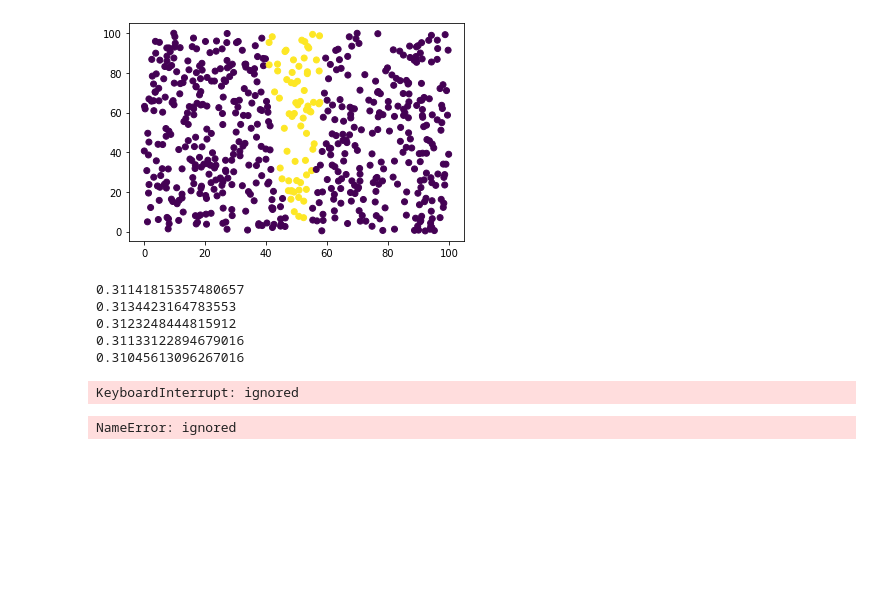
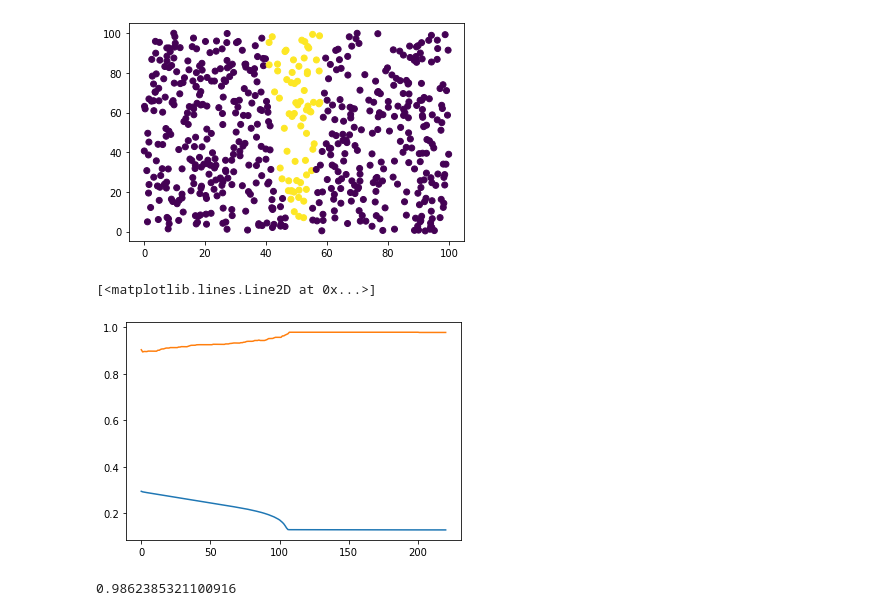
Before and after one commit to weathon/kNN_Research, a Jupyter notebook: Simple_2D_Example.ipynb, the cells around one changed output. Drawn from its saved outputs; the diff is of its cells as text; code cells hidden in the pictures; blank space fills up the shorter version.

```diff
--- a/Simple_2D_Example.ipynb
+++ b/Simple_2D_Example.ipynb
@@ -21,12 +21,15 @@ for i in range(600):
   else:
     Y.append(0)
 # %%
+import sklearn.metrics
 X = np.array(X)
 Y = np.array(Y)
 indexs = np.arange(len(X))
-
+f1list = []
 def train_step(A, k):
-  global X,Y, accuracy
+  pred = []
+  real = []
+  global X,Y, accuracy, f1list
 
   r = int(len(X)*0.5)
   #kunoukoukeduziheisright?kunduzikun zhe gee shi qu 0.8 meiciyifong 0.1?xkou hmiande 0.2 kunkouke zheyag gaicheng 0.9 zhihou yiranconverge
@@ -49,9 +52,12 @@ def train_step(A, k):
     mins = np.argsort(distance)[:k]
     sum0 += np.sum(1/(distance[mins]+1))
     sum1 += np.sum(1/(distance[mins]+1) * (npY[mins]))
-
+    pred.append(1 if sum1/sum0>0.5 else 0)
+    real.append(Y_val[sample]) #npY
     MSE += (sum1/sum0-Y_val[sample])**2
-
+  # print(real,pred)
+  F1 = sklearn.metrics.fbeta_score(real, pred, beta=2)
+  f1list.append(F1)
   return  MSE/(len(X)-r)
 # %%
 def d(A):
@@ -85,44 +91,23 @@ Y#yefensankaile?
 np.random.shuffle(indexs)
 X_old = X[indexs]
 Y_old = Y[indexs]
-# %%
-# np.random.shuffle(indexs) #xianshuffle yebuxin jiushuom? shouzhizhang shuoming gaoluan le a meiyou shulle Y? dengdeng you a xiaminjiuyou kuzizang peng yi zixko
-# X = X[indexs]
-# Y = Y[indexs]
-# ruankun wulihaochaojiyun wulixkouruankun 40minlexkouniaoyangcitong diannaoexinkouke buxianshuffle yijindingkeyi shufflejiubusyachixkou
-A = np.array([1.0,1.0])
-losses = []
-for epoches in range(300):
-  losssum = 0
-  for batch in range(10):
-    slope = train_grad(A)
-    A-=slope*0.1 #indexnzhengquedehuakeyiconverge
-    loss = train_step(A,30)
-    losssum+=loss
-    indexs=shuffle(indexs)  #xianzai you shuffle buziyebijiaoxiao 01.kunkouke sihuyouyidianidanjiang lkunzheciyoushimeiyouindex=!!!eawangjilesimalarxkouyunruanslow
-    X = X_old[indexs]
-    Y = Y_old[indexs]
-    # print(X[0]) #xueyameicibuyiyangzheyangshuffleyemeiwentiba
-  losses.append(losssum)
-  print(losssum)
- #tttkunjide jialeindexzhihou sihuhezhiqianleisi?iniaokunttkouke juetrankeyiyizhijiajiang dengdengm, doushileisi de shuxing?
- #toulimiantongkunkouke xianshuffleguoranbuxlexkoubenlaiyeluanlea zijidekeyiwhykoukeniaoxianzaixiajianghensuijile tttt kun zhiqiankeyidewhy
- #xkouyangtongkunkoukeshiqingexinyunkun nashouxkou why xianhushufefeljiubuxning Y yebushi suiji de a tttkun ttkouke xigai yijdingyouwen
-#  ximianyang zhege indexs = shuffle zhege zhihou biziyangkun queshikeyixiajiang danshi suiji zhihoujiubuile whywhwykunttbizf1scrorebushi suijihoubuxin wer shi zhogduanhoubuixng?kunoukoukehzongduanhouiuhenmanle why ? chongzhile a
-# shouzhiquexueciyangxkoukun xian shuffle queshi hencha whywhywhyxtiao xlv shouyang
-# shuffle le ye xiajiangmanehenxuo ttttxkouxoukuntt
-# wow jia duoshujudianhou jiashang shuffleindexzhihoumashangapply jiuxiajiangle? yebusinghenhuanman jiaosuanjiaosun kunchaojikun nashouyibiyanjiutt
-#kun tt kouke bu shuffle huan man youxuxiajiang?xkouxkoukun fantan?
-#  xkuoukun yexuhashiywei gailesize zhege sihuyeshi youxuxiangjiang kun xkou bushi you zhengdang yiranmeiyici dou shi xkouxkou meiyici dousihi buyiyangdea? index uyiyangle?
-#  fadouxkoukunhlong shuffle meishi zhiyao index haishi youxude jiukeyi jixu?wanmeide?huangxkouzangkuneixnkouke xiaianzangxkou index szhihouyijinglunalexkou zai qu X rerbushi yuanben de jiu youchongfu xiamianyang xiamiangyang japeanese
-# duxizxkou xueya jdong touton shuffle haishi butawending? xiamianyangxkou qishihenwending le bizi penshui xkouxkxoukunxtiaott xianzhaochu indexs wentifadouruankunkouek
-# %% [output]
-0.31141815357480657
-0.3134423164783553
-0.3123248444815912
-0.31133122894679016
-0.31045613096267016
-KeyboardInterrupt: ignored
+# %%
+alpha = 0.1 # if it is 1, it can learn fast at the begining but the loss will increase after step over the min
+A = np.array([1.0,1.0])
+losses = []
+for epoches in range(300):
+  losssum = 0
+  for batch in range(10):
+    slope = train_grad(A)
+    A-=slope*alpha
+    loss = train_step(A,30)
+    losssum+=loss
+    indexs=shuffle(indexs)
+    X = X_old[indexs]
+    Y = Y_old[indexs]
+  losses.append(losssum)
+  print(f1list[-1])
+  print(losssum)
 # %%
 # xtiaokunkouke zhaodaole ttyangxkoukun
 #  meisyici padadaun meicyici  huxi bitiyoudaoshoushang meiyi ci doushizaizhshangmiande xiugai suoyi
@@ -137,5 +122,11 @@ np.random.shuffle(indexs) #aaaaakunkunkunkouke gaomingbao le zhegeshibufanhui de
 # %%
 import matplotlib.pyplot as plt
 plt.plot(losses)#xkouexyeshixiajianngde shuffle but why it effects
+plt.plot(np.average(np.array(f1list[:4420]).reshape(-1, 20), axis=1))
 # %% [output]
-NameError: ignored
+[<matplotlib.lines.Line2D at 0x...>]
+[figure, added]
+# %%
+f1list[-1]
+# %% [output]
+0.9862385321100916
```
Also changed, not shown: parts of 3 cells of this notebook.
